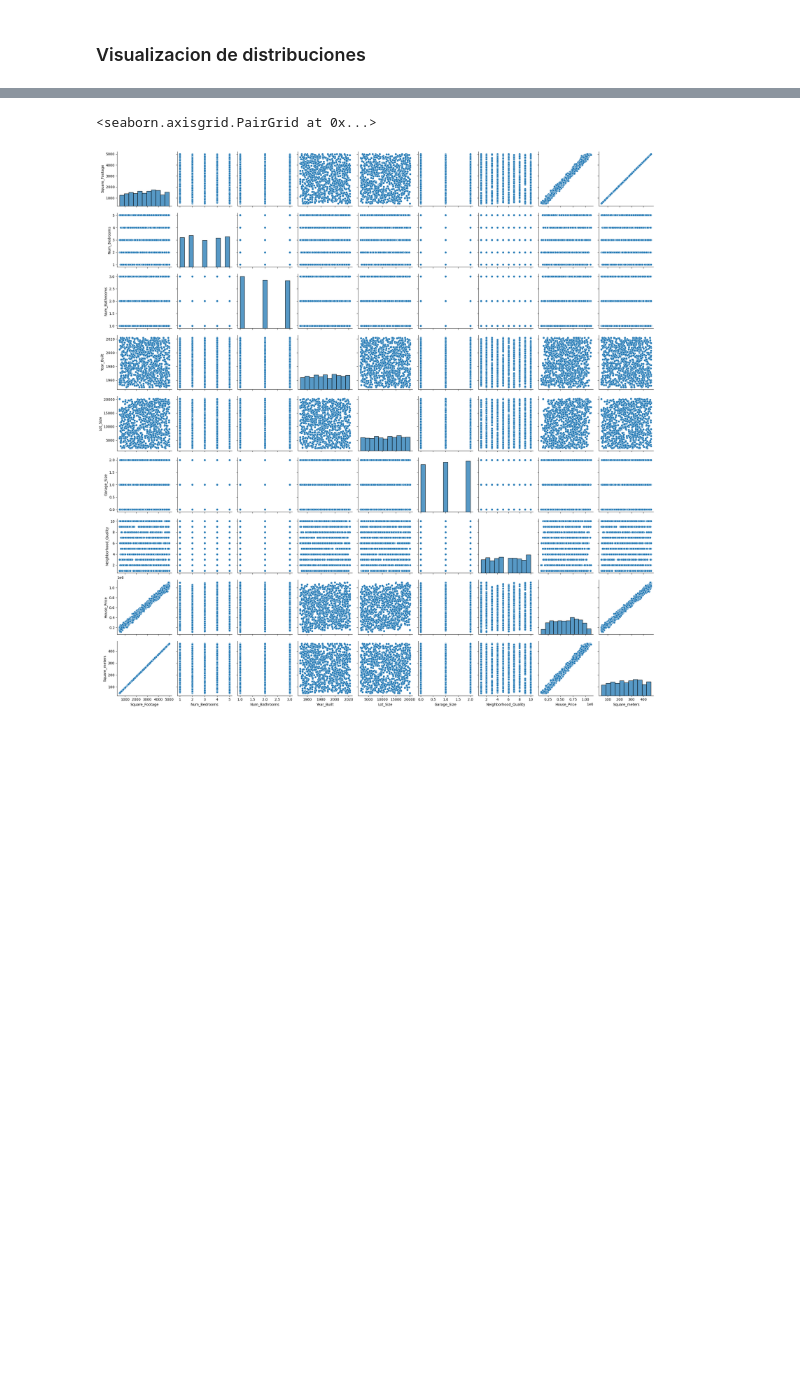
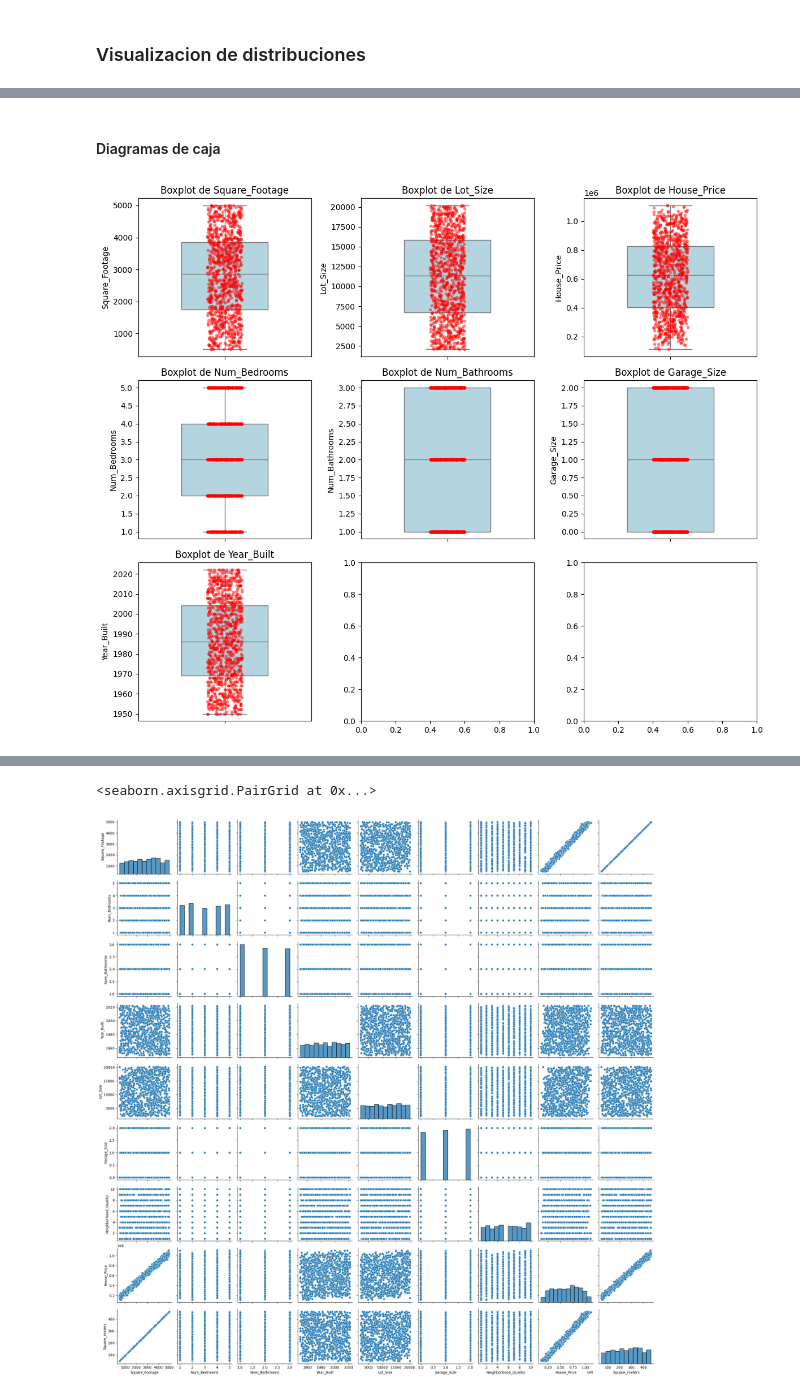
Before and after one commit to Apollo13-0/tarea1-ai, a Jupyter notebook: housePrincing.ipynb, the cells around one changed output, grey strips where cells are left out. Drawn from its saved outputs; the diff is of its cells as text; code cells hidden in the pictures; blank space fills up the shorter version.

```diff
--- a/housePrincing.ipynb
+++ b/housePrincing.ipynb
@@ -67,0 +105,19 @@ plt.show()
+# %% [markdown]
+#### Diagramas de caja
+# %%
+# Configurar la figura y subgráficas
+fig, axes = plt.subplots(nrows=3, ncols=3, figsize=(12, 10))  # 3 filas, 3 columnas
+axes = axes.flatten()  # Convertir en lista
+
+# Crear boxplots con puntos superpuestos
+for i, feature in enumerate(features):
+    sns.boxplot(y=df[feature], ax=axes[i], color="lightblue", width=0.5)  # Boxplot
+    sns.stripplot(y=df[feature], ax=axes[i], color="red", alpha=0.5, size=4, jitter=True)  # Puntos
+
+    axes[i].set_title(f"Boxplot de {feature}")
+
+# Ajustar el diseño
+plt.tight_layout()
+plt.show()
+# %% [output]
+[figure, added]
```
Also changed, not shown: parts of 13 cells of this notebook.
